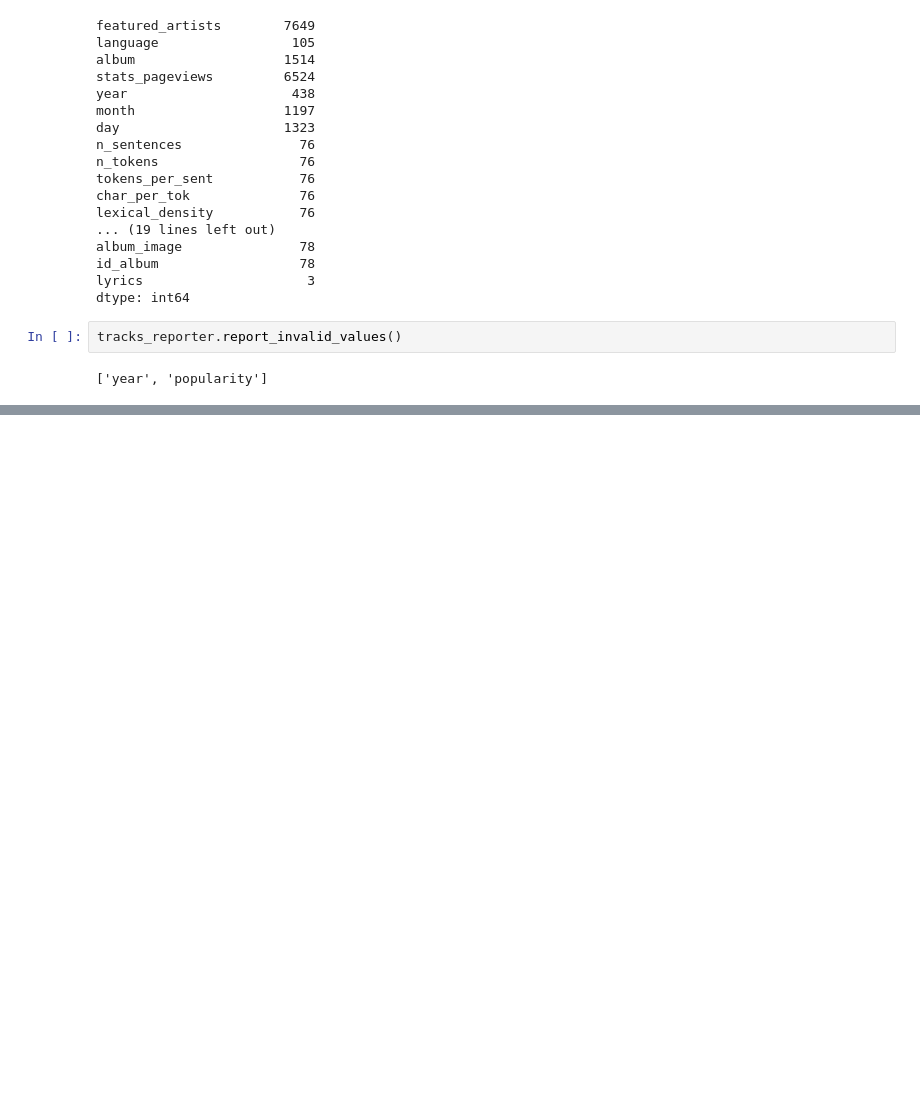
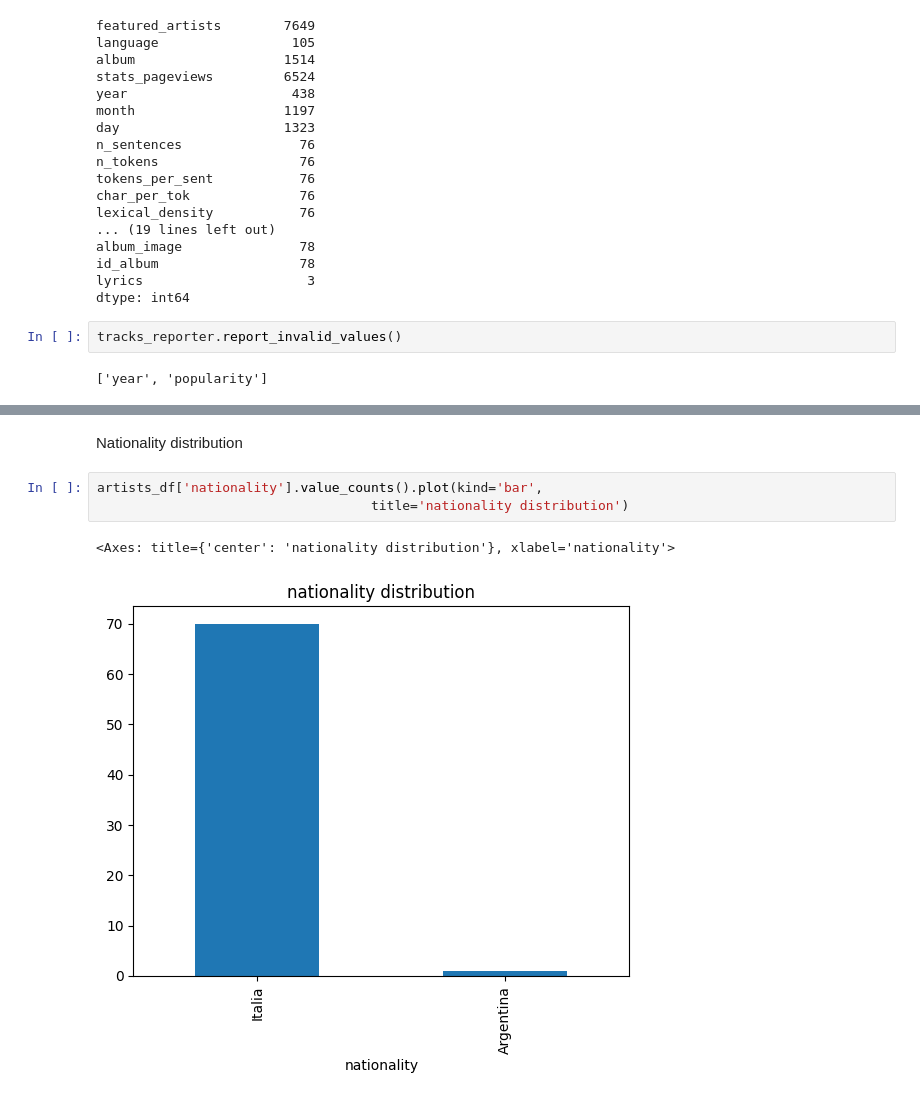
Before and after one commit to abderrahmane-salmi/UNIPI-Data-Mining-Project, a Jupyter notebook: data_understanding/01_data_understanding.ipynb, the cells around one changed output, grey strips where cells are left out. Drawn from its saved outputs; the diff is of its cells as text; blank space fills up the shorter version.

```diff
--- a/data_understanding/01_data_understanding.ipynb
+++ b/data_understanding/01_data_understanding.ipynb
@@ -513,0 +441,8 @@ Number of tracks associated with the artists that would be deleted: 2578
+# %% [markdown]
+Nationality distribution
+# %%
+artists_df['nationality'].value_counts().plot(kind='bar',
+                                   title='nationality distribution')
+# %% [output]
+<Axes: title={'center': 'nationality distribution'}, xlabel='nationality'>
+[figure, added]
```
Also changed, not shown: parts of 17 cells of this notebook, 1 other file.
